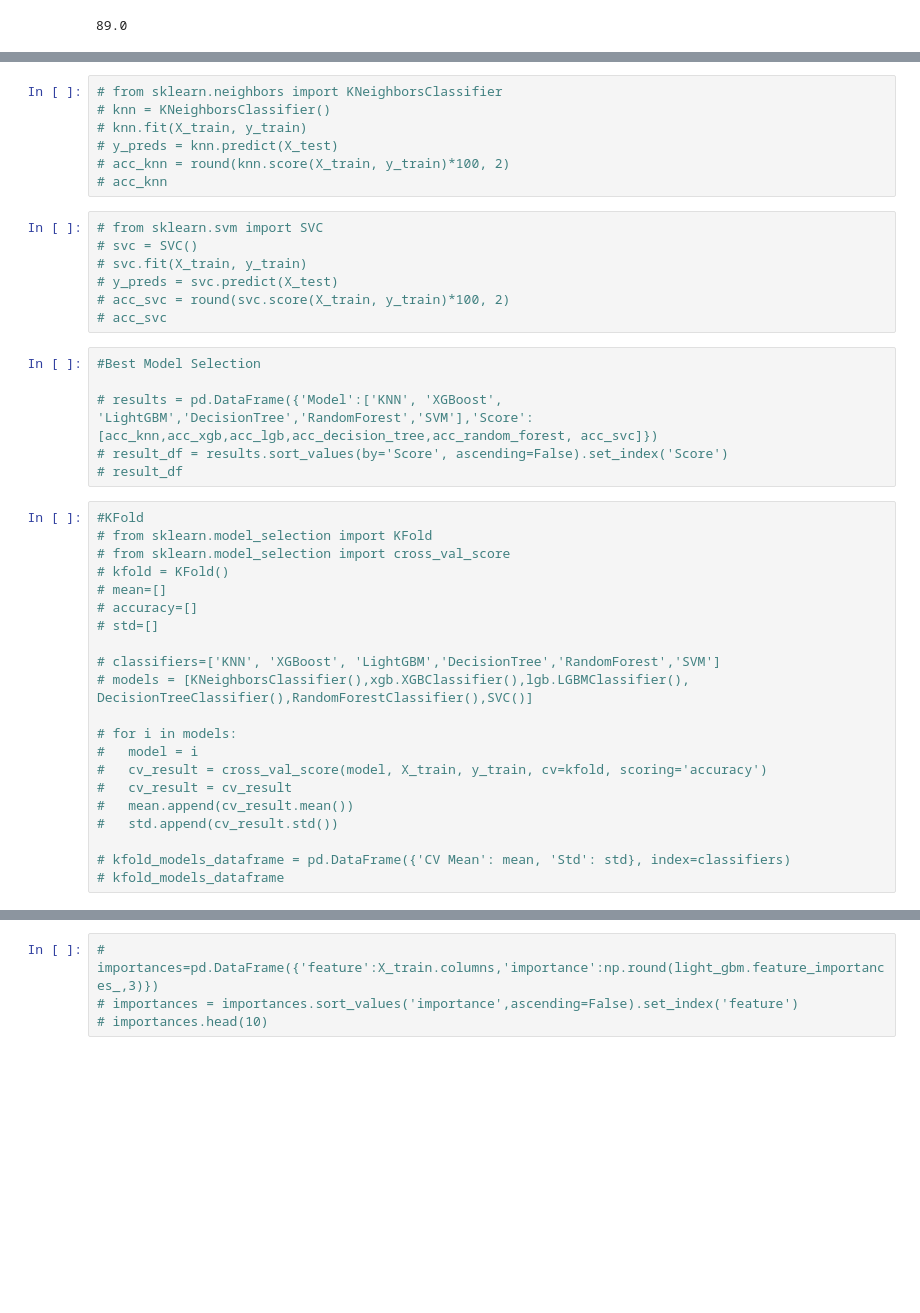
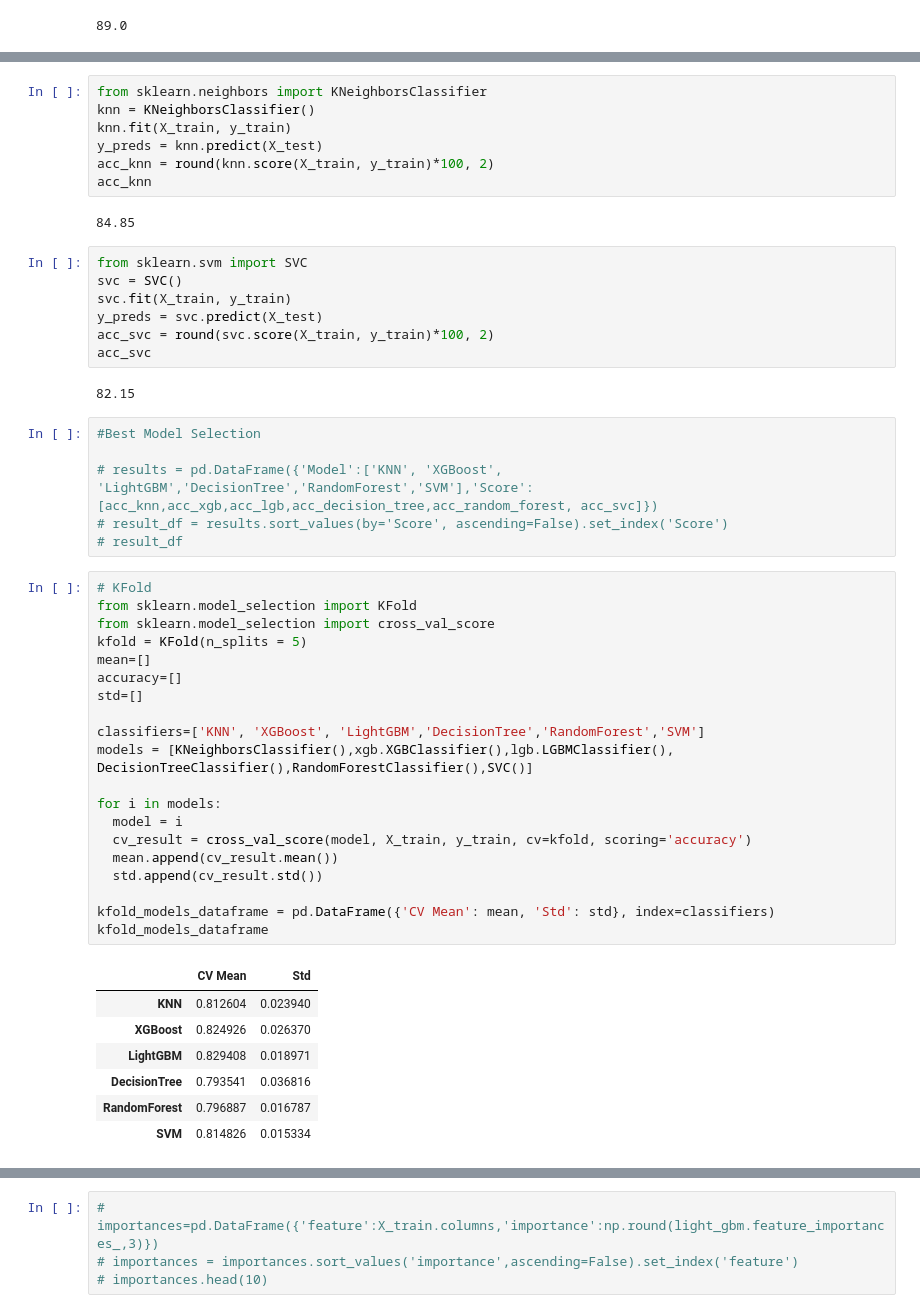
Before and after one commit to ramsoi53/ramsoi, a Jupyter notebook: My_titanic_ver1.ipynb, the cells around one changed output, grey strips where cells are left out. Saved outputs shown, nothing was run; the diff lists cells and outputs as text; blank space fills up the shorter version.

```diff
--- a/My_titanic_ver1.ipynb
+++ b/My_titanic_ver1.ipynb
@@ -422,17 +428,21 @@ acc_lgb
 # %%
-# from sklearn.neighbors import KNeighborsClassifier
-# knn = KNeighborsClassifier()
-# knn.fit(X_train, y_train)
-# y_preds = knn.predict(X_test)
-# acc_knn = round(knn.score(X_train, y_train)*100, 2)
-# acc_knn
+from sklearn.neighbors import KNeighborsClassifier
+knn = KNeighborsClassifier()
+knn.fit(X_train, y_train)
+y_preds = knn.predict(X_test)
+acc_knn = round(knn.score(X_train, y_train)*100, 2)
+acc_knn
+# %% [output]
+84.85
 # %%
-# from sklearn.svm import SVC
-# svc = SVC()
-# svc.fit(X_train, y_train)
-# y_preds = svc.predict(X_test)
-# acc_svc = round(svc.score(X_train, y_train)*100, 2)
-# acc_svc
+from sklearn.svm import SVC
+svc = SVC()
+svc.fit(X_train, y_train)
+y_preds = svc.predict(X_test)
+acc_svc = round(svc.score(X_train, y_train)*100, 2)
+acc_svc
+# %% [output]
+82.15
 # %%
 #Best Model Selection
 
@@ -440,23 +450,30 @@ acc_lgb
 # result_df = results.sort_values(by='Score', ascending=False).set_index('Score')
 # result_df
 # %%
-#KFold
-# from sklearn.model_selection import KFold
-# from sklearn.model_selection import cross_val_score
-# kfold = KFold()
-# mean=[]
-# accuracy=[]
-# std=[]
+# KFold
+from sklearn.model_selection import KFold
+from sklearn.model_selection import cross_val_score
+kfold = KFold(n_splits = 5)
+mean=[]
+accuracy=[]
+std=[]
 
-# classifiers=['KNN', 'XGBoost', 'LightGBM','DecisionTree','RandomForest','SVM']
-# models = [KNeighborsClassifier(),xgb.XGBClassifier(),lgb.LGBMClassifier(), DecisionTreeClassifier(),RandomForestClassifier(),SVC()]
+classifiers=['KNN', 'XGBoost', 'LightGBM','DecisionTree','RandomForest','SVM']
+models = [KNeighborsClassifier(),xgb.XGBClassifier(),lgb.LGBMClassifier(), DecisionTreeClassifier(),RandomForestClassifier(),SVC()]
 
-# for i in models:
-#   model = i
-#   cv_result = cross_val_score(model, X_train, y_train, cv=kfold, scoring='accuracy')
-#   cv_result = cv_result
-#   mean.append(cv_result.mean())
-#   std.append(cv_result.std())
+for i in models:
+  model = i
+  cv_result = cross_val_score(model, X_train, y_train, cv=kfold, scoring='accuracy')
+  mean.append(cv_result.mean())
+  std.append(cv_result.std())
 
-# kfold_models_dataframe = pd.DataFrame({'CV Mean': mean, 'Std': std}, index=classifiers)
-# kfold_models_dataframe
+kfold_models_dataframe = pd.DataFrame({'CV Mean': mean, 'Std': std}, index=classifiers)
+kfold_models_dataframe
+# %% [output]
+|  | CV Mean | Std |
+| KNN | 0.812604 | 0.023940 |
+| XGBoost | 0.824926 | 0.026370 |
+| LightGBM | 0.829408 | 0.018971 |
+| DecisionTree | 0.793541 | 0.036816 |
+| RandomForest | 0.796887 | 0.016787 |
+| SVM | 0.814826 | 0.015334 |
```
Also changed, not shown: parts of 6 cells of this notebook.
